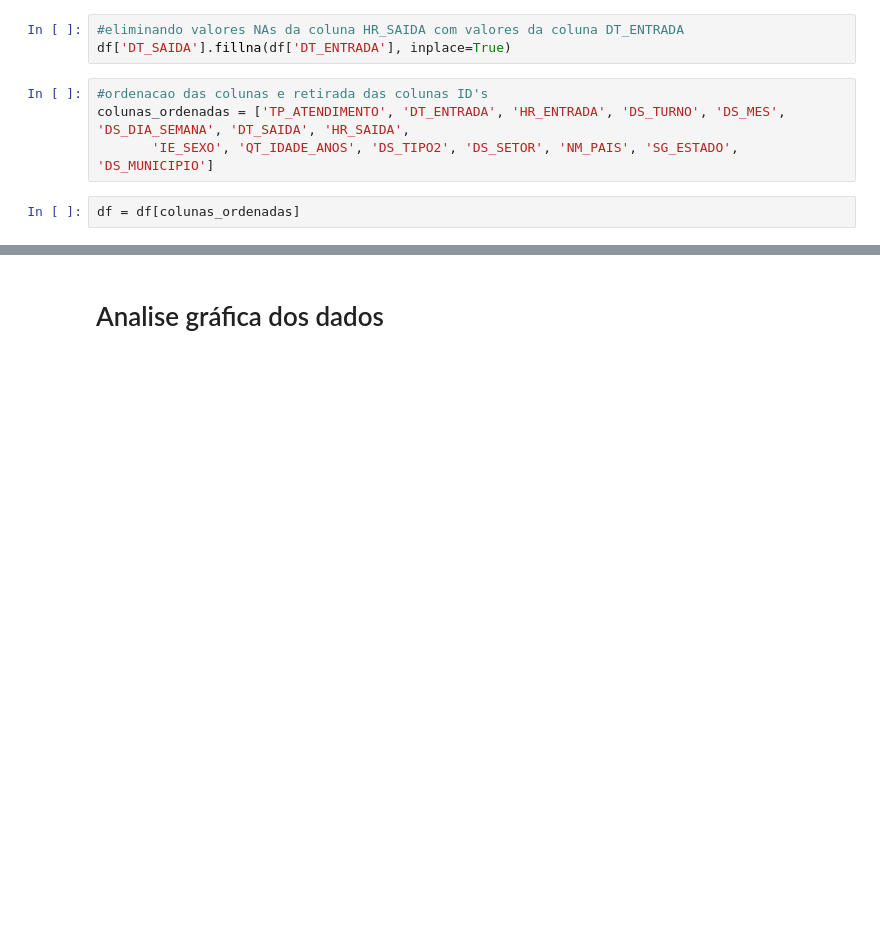
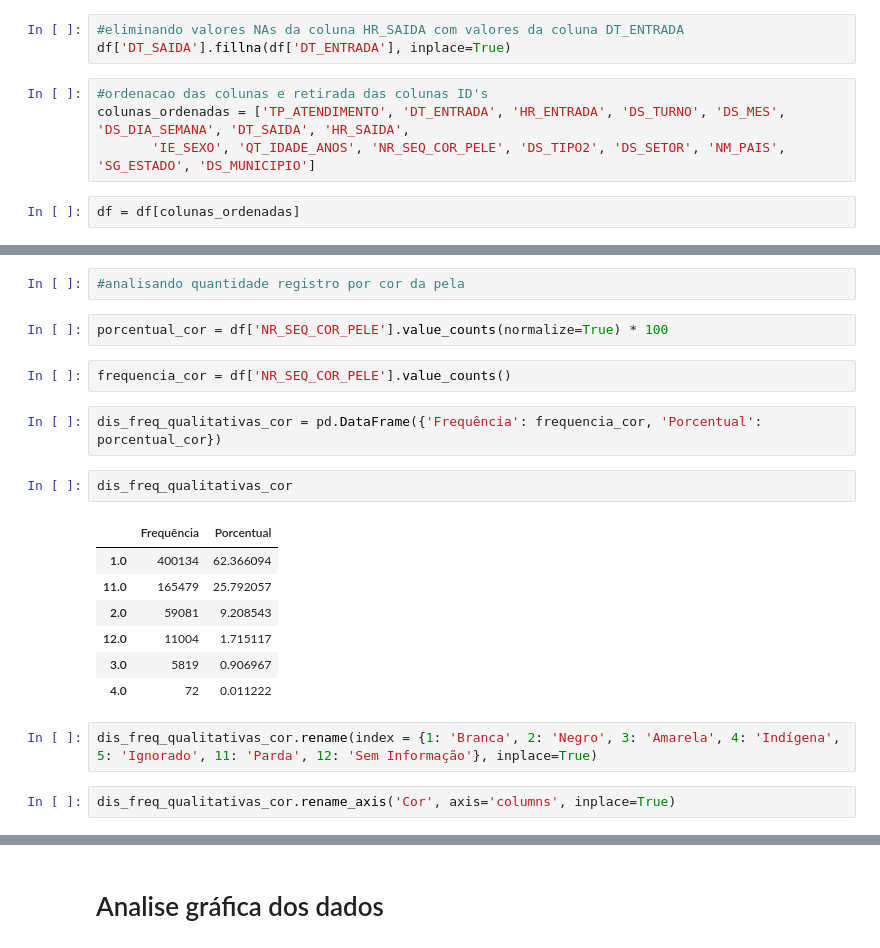
Before and after one commit to diegolima210288/job, a Jupyter notebook: extracao_explor_dados_acesso_instituto/exploracao_dados_acesso_instituto.ipynb, the cells around one changed output, grey strips where cells are left out. Cells and saved outputs as stored; diff of their text form; blank space fills up the shorter version.

```diff
--- a/extracao_explor_dados_acesso_instituto/exploracao_dados_acesso_instituto.ipynb
+++ b/extracao_explor_dados_acesso_instituto/exploracao_dados_acesso_instituto.ipynb
@@ -104,7 +104,7 @@ df['DT_SAIDA'].fillna(df['DT_ENTRADA'], inplace=True)
 # %%
 #ordenacao das colunas e retirada das colunas ID's
 colunas_ordenadas = ['TP_ATENDIMENTO', 'DT_ENTRADA', 'HR_ENTRADA', 'DS_TURNO', 'DS_MES', 'DS_DIA_SEMANA', 'DT_SAIDA', 'HR_SAIDA',
-       'IE_SEXO', 'QT_IDADE_ANOS', 'DS_TIPO2', 'DS_SETOR', 'NM_PAIS', 'SG_ESTADO', 'DS_MUNICIPIO']
+       'IE_SEXO', 'QT_IDADE_ANOS', 'NR_SEQ_COR_PELE', 'DS_TIPO2', 'DS_SETOR', 'NM_PAIS', 'SG_ESTADO', 'DS_MUNICIPIO']
 # %%
 df = df[colunas_ordenadas]
 # %%
@@ -116,3 +116,25 @@ df.head()
 | 2 | Autoatendimento | 03/01/2022 | 06:26:34 | Manhã | Março | segunda-feira | 03/01/2022 | 23:59:59 | F | ... |
 | 3 | Outros | 03/01/2022 | 08:12:09 | Manhã | Março | segunda-feira | 03/01/2022 | 10:34:48 | F | ... |
 | 4 | Outros | 03/01/2022 | 08:24:04 | Manhã | Março | segunda-feira | 03/01/2022 | 23:59:59 | F | ... |
+# %%
+#analisando quantidade registro por cor da pela
+# %%
+porcentual_cor = df['NR_SEQ_COR_PELE'].value_counts(normalize=True) * 100
+# %%
+frequencia_cor = df['NR_SEQ_COR_PELE'].value_counts()
+# %%
+dis_freq_qualitativas_cor = pd.DataFrame({'Frequência': frequencia_cor, 'Porcentual': porcentual_cor})
+# %%
+dis_freq_qualitativas_cor
+# %% [output]
+|  | Frequência | Porcentual |
+| 1.0 | 400134 | 62.366094 |
+| 11.0 | 165479 | 25.792057 |
+| 2.0 | 59081 | 9.208543 |
+| 12.0 | 11004 | 1.715117 |
+| 3.0 | 5819 | 0.906967 |
+| 4.0 | 72 | 0.011222 |
+# %%
+dis_freq_qualitativas_cor.rename(index = {1: 'Branca', 2: 'Negro', 3: 'Amarela', 4: 'Indígena', 5: 'Ignorado', 11: 'Parda', 12: 'Sem Informação'}, inplace=True)
+# %%
+dis_freq_qualitativas_cor.rename_axis('Cor', axis='columns', inplace=True)
```
Also changed, not shown: parts of 16 cells of this notebook.
